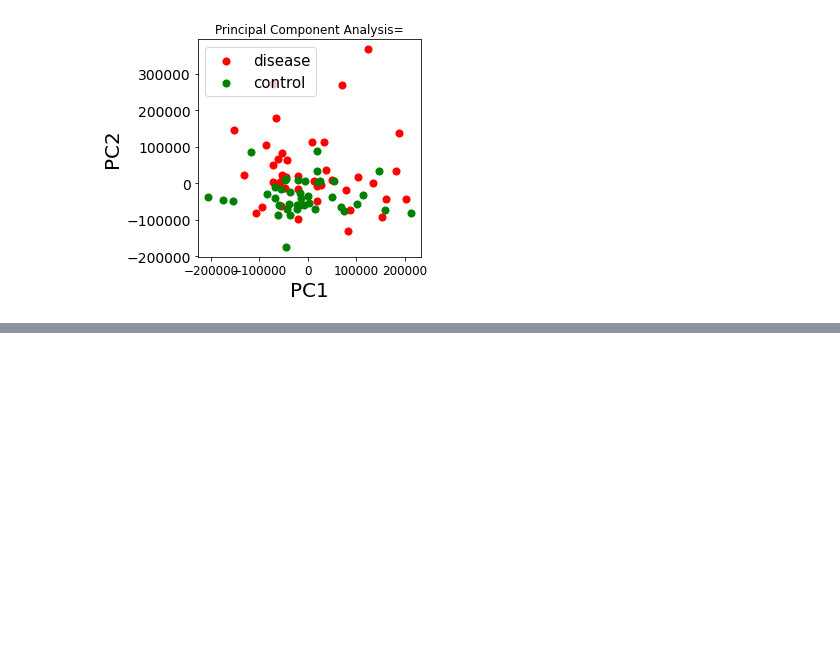
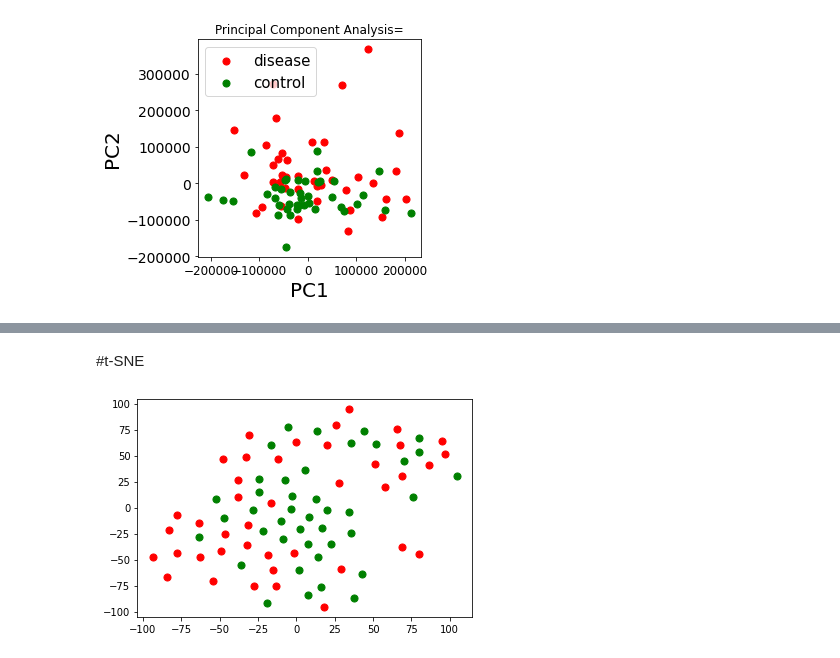
Before and after one commit to utshabkg/lung_cancer_biomarker, a Jupyter notebook: Lung_Cancer.ipynb, the cells around one changed output, grey strips where cells are left out. Cells and saved outputs as stored; diff of their text form; code cells hidden in the pictures; blank space fills up the shorter version.

Commit message:
t-SNE Analysis(Dimensionality Resuction)

```diff
--- a/Lung_Cancer.ipynb
+++ b/Lung_Cancer.ipynb
@@ -156,3 +157,21 @@ pca20_df = make_dataframe(pca20, 20)
 # print(pca20_df.head)
 # %%
 pca20_df.to_csv("pca20.csv")
+# %% [markdown]
+#t-SNE
+# %%
+from sklearn.manifold import TSNE
+def tsne_analysis(n_components):
+    tsne = TSNE(n_components=n_components)
+    tsne_result = tsne.fit_transform(df.iloc[:, :-1].values)
+
+    tsne_concatenate = np.concatenate([tsne_result, labels], axis=1)
+
+    return tsne_concatenate
+# %%
+def tsne_dataframe(array, n_features):
+    col = []
+    for i in range(1, n_features+1):
+        col.append(f'tsne{i}')
+    col.append('Class')
+    return pd.DataFrame(array, columns = col)
@@ -158,0 +192,13 @@ pca20_df.to_csv("pca20.csv")
+# %%
+tsne2 = tsne_analysis(2)
+
+tsne2_df = tsne_dataframe(tsne2, 2)
+# print(tsne2_df.head)
+# plotting(tsne2_df, 1, 1)
+
+for target, color in zip(targets,colors):
+    indicesToKeep = df.Class == target
+    plt.scatter(tsne2_df.loc[indicesToKeep, 'tsne1']
+               , tsne2_df.loc[indicesToKeep, 'tsne2'], c = color, s = 50)
+# %% [output]
+[figure, added]
```
Also changed, not shown: parts of 9 cells of this notebook, 2 other files.
